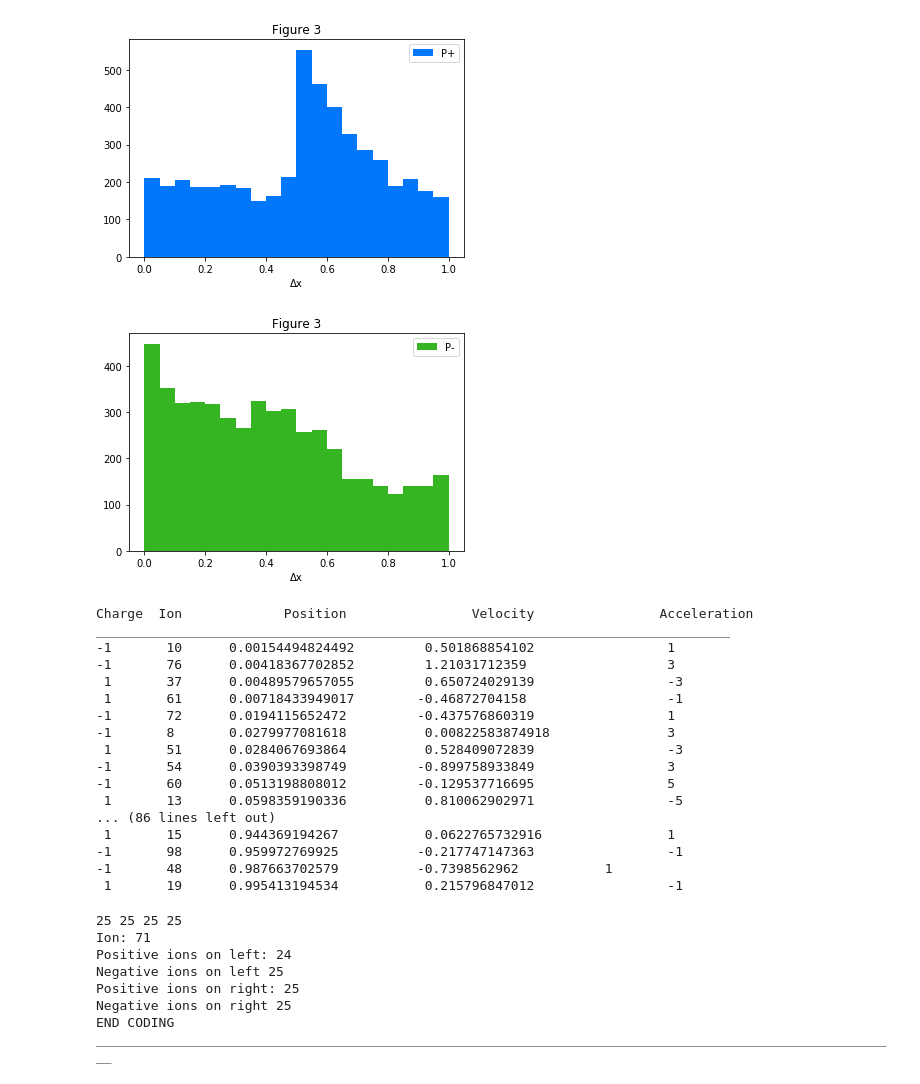
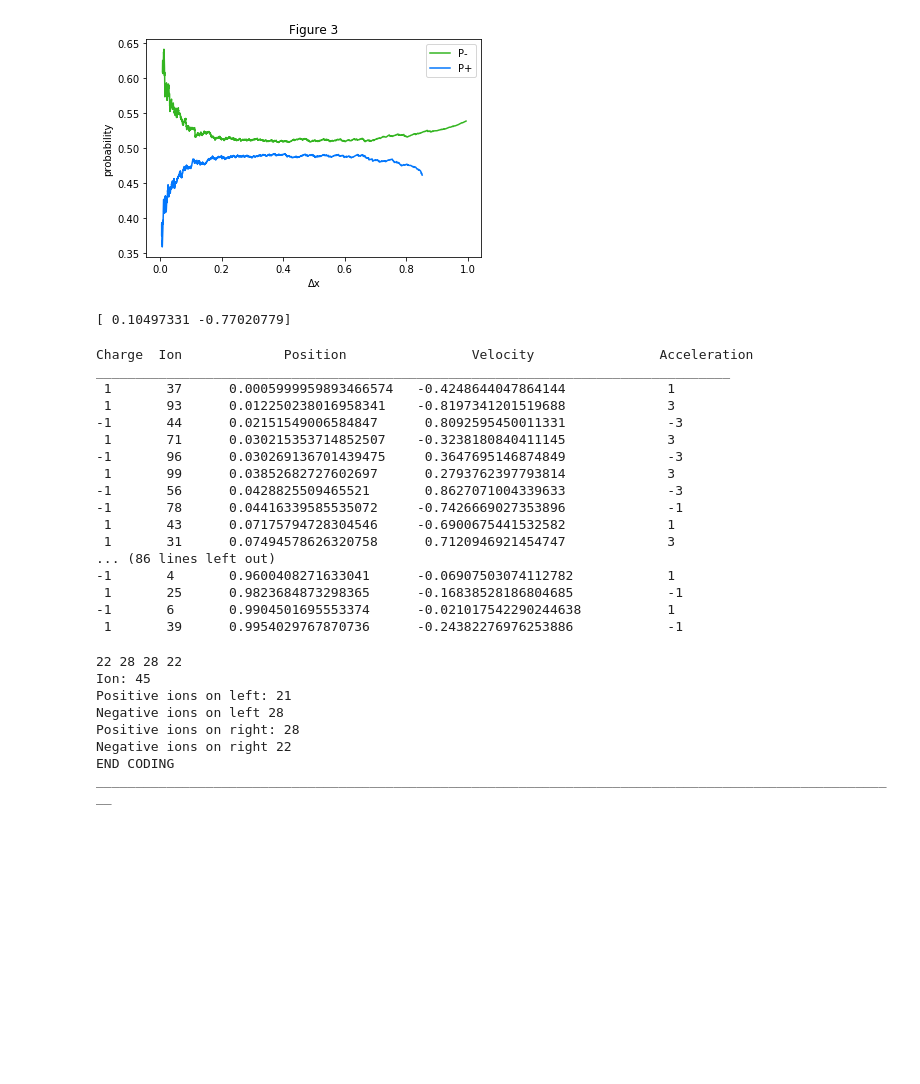
Before and after one commit to PhysicsSamOlson/Plasma-Simulation, a Jupyter notebook: Plasma+Lab.ipynb, the cells around one changed output. Cells and saved outputs as stored; diff of their text form; code cells hidden in the pictures; blank space fills up the shorter version.

```diff
--- a/Plasma+Lab.ipynb
+++ b/Plasma+Lab.ipynb
@@ -109,0 +90,3 @@ ________________________________________________________________________________
+# %%
+ions = sortByPosition(ions)
+getTable(ions)
@@ -308,6 +310,8 @@ plt.show()
 # %%
 P_pos = []
 P_neg = []
+probability_neg = []
+probability_pos = []
 for x in range(len(ions)):
     for y in range(len(ions)):
         if x is y:
@@ -316,43 +320,53 @@ for x in range(len(ions)):
             P_pos.append(np.abs(ions[x].position - ions[y].position))
         elif ions[x].charge is not ions[y].charge:
             P_neg.append(np.abs(ions[x].position - ions[y].position))
+P_neg.sort()
+P_pos.sort()
 for y in range(len(P_pos)):
-    P_pos[y] = P_pos[y]/(P_pos[y]+P_neg[y])
-    P_neg[y] = P_neg[y]/(P_pos[y]+P_neg[y])
+    probability_pos.append(P_pos[y]/(P_pos[y]+P_neg[y]))
+    probability_neg.append(P_neg[y]/(P_pos[y]+P_neg[y]))
+slicer = slice(0, 4900)
+slicer2 = slice(50, 4900)
+P_neg = P_neg[slicer]
+P_neg = P_neg[slicer2]
+P_pos = P_pos[slicer2]
+probability_neg = probability_neg[slicer2]
+probability_pos = probability_pos[slicer2]
 # %%
-plt.hist(P_pos, bins=20, label='P+', color='#0377fc')
-plt.title('Figure 3')
-plt.legend(loc="upper right")
-plt.xlabel('Δx')
-plt.show()
-plt.hist(P_neg, bins = 20, label='P-', color='#34b521')
+plt.plot(P_pos, probability_pos, label='P-', color='#34b521')
+plt.plot(P_neg, probability_neg, label='P+', color='#0377fc')
 plt.title('Figure 3')
 plt.xlabel('Δx')
+plt.ylabel('probability')
 plt.legend(loc="upper right")
 plt.show()
 # %% [output]
-[figure, old version]
+[figure, new version]
-[figure, removed]
+# %%
+log_prob = np.log(probability_neg)
+print(np.polyfit(P_neg, log_prob, 1))
+# %% [output]
+[ 0.10497331 -0.77020779]
 # %%
 getTable(ions)
 # %% [output]
 Charge  Ion             Position                Velocity                Acceleration
 _________________________________________________________________________________
--1       10      0.00154494824492         0.501868854102                 1
--1       76      0.00418367702852         1.21031712359                  3
- 1       37      0.00489579657055         0.650724029139                 -3
- 1       61      0.00718433949017        -0.46872704158                  -1
--1       72      0.0194115652472         -0.437576860319                 1
--1       8       0.0279977081618          0.00822583874918               3
- 1       51      0.0284067693864          0.528409072839                 -3
--1       54      0.0390393398749         -0.899758933849                 3
--1       60      0.0513198808012         -0.129537716695                 5
- 1       13      0.0598359190336          0.810062902971                 -5
+ 1       37      0.0005999959893466574   -0.4248644047864144             1
+ 1       93      0.012250238016958341    -0.8197341201519688             3
+-1       44      0.02151549006584847      0.8092595450011331             -3
+ 1       71      0.030215353714852507    -0.3238180840411145             3
+-1       96      0.030269136701439475     0.3647695146874849             -3
+ 1       99      0.03852682727602697      0.2793762397793814             3
+-1       56      0.0428825509465521       0.8627071004339633             -3
+-1       78      0.04416339585535072     -0.7426669027353896             -1
+ 1       43      0.07175794728304546     -0.6900675441532582             1
+ 1       31      0.07494578626320758      0.7120946921454747             3
 ... (86 lines left out)
- 1       15      0.944369194267           0.0622765732916                1
--1       98      0.959972769925          -0.217747147363                 -1
--1       48      0.987663702579          -0.7398562962           1
- 1       19      0.995413194534           0.215796847012                 -1
+-1       4       0.9600408271633041      -0.06907503074112782            1
+ 1       25      0.9823684873298365      -0.16838528186804685            -1
+-1       6       0.9904501695553374      -0.021017542290244638           1
+ 1       39      0.9954029767870736      -0.24382276976253886            -1
 # %%
 positive_less = 0
 negative_less = 0
@@ -372,11 +386,11 @@ Acceleration(ions, 49, True)
 print("END CODING")
 print("_______________________________________________________________________________________________________")
 # %% [output]
-25 25 25 25
-Ion: 71
-Positive ions on left: 24
-Negative ions on left 25
-Positive ions on right: 25
-Negative ions on right 25
+22 28 28 22
+Ion: 45
+Positive ions on left: 21
+Negative ions on left 28
+Positive ions on right: 28
+Negative ions on right 22
 END CODING
 _______________________________________________________________________________________________________
```
Also changed, not shown: parts of 19 cells of this notebook.
